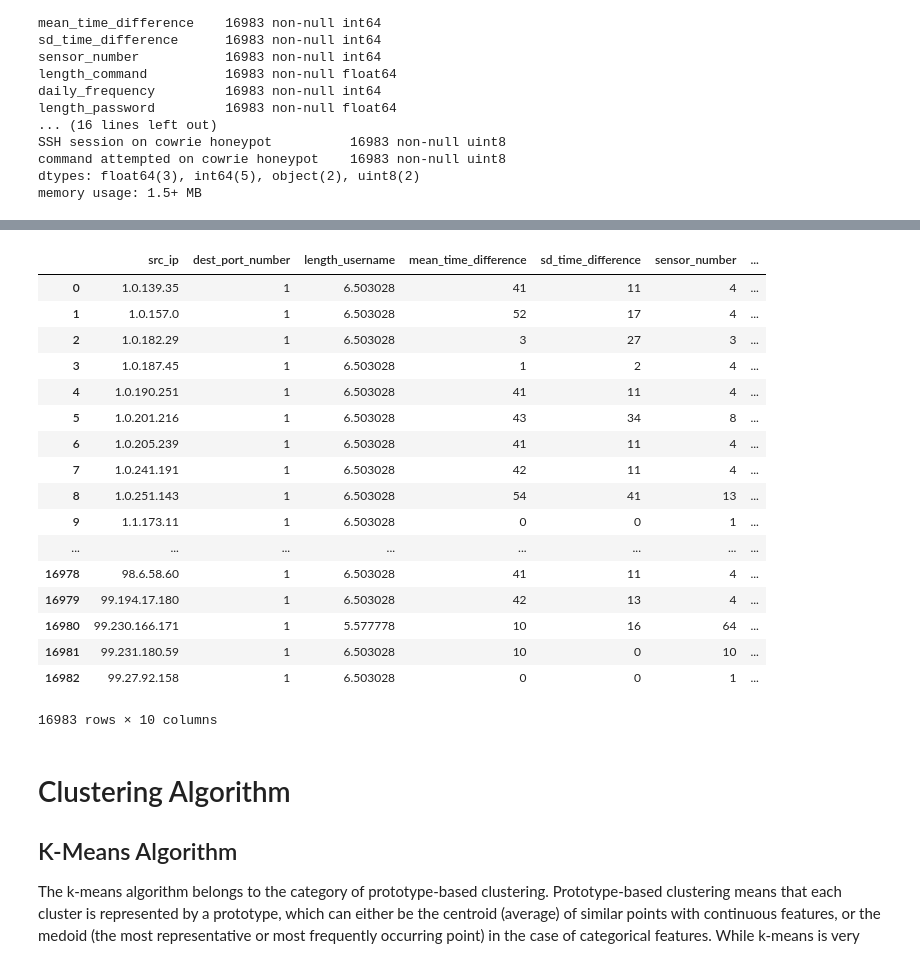
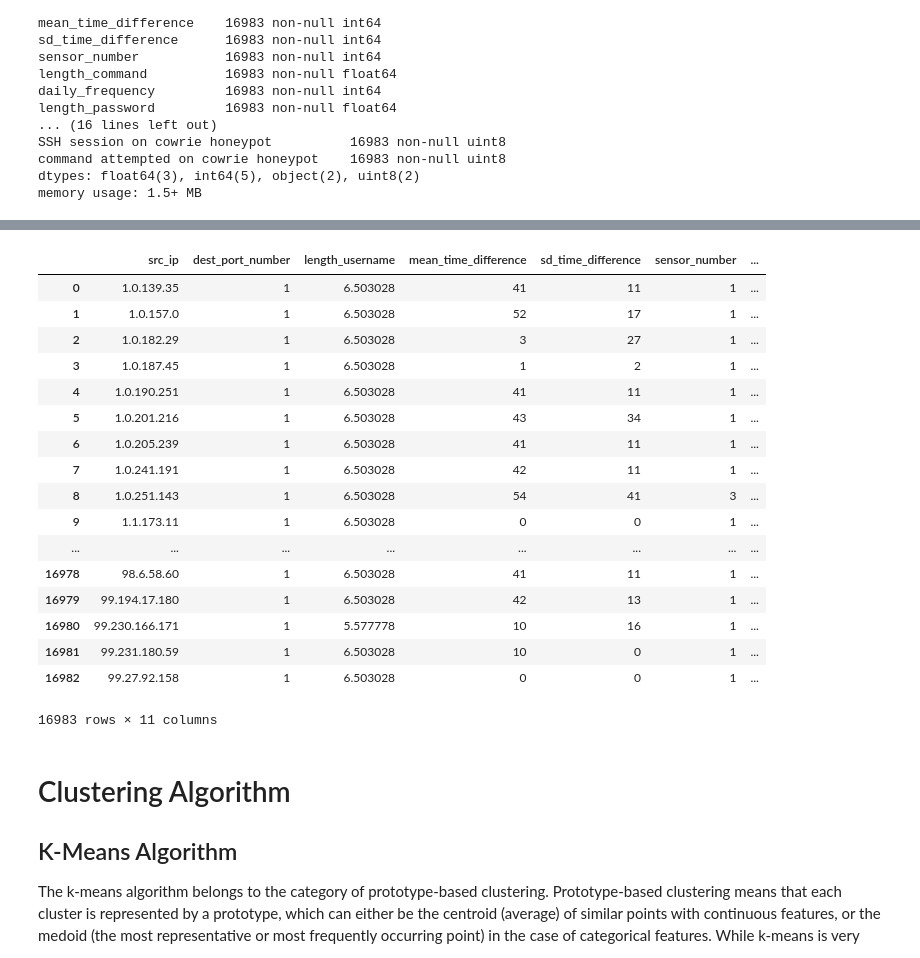
Before and after one commit to rijish45/Security-Analytics, a Jupyter notebook: ModelR.ipynb, the cells around one changed output, grey strips where cells are left out. Saved outputs shown, nothing was run; the diff lists cells and outputs as text; code cells hidden in the pictures.

```diff
--- a/ModelR.ipynb
+++ b/ModelR.ipynb
@@ -353,2 +328,4 @@ val.head()
 # %%
-current = pd.merge(current, val, how = 'inner', on = 'src_ip')
+current = pd.merge(current, head, how = 'inner', on = 'src_ip')
+current.rename(columns={'app':'daily_frequency'}, inplace=True)
+current
@@ -470 +484,5 @@ current = pd.merge(new_dat_t, current, how = 'inner', on = 'src_ip')
+# %%
+current.drop(['dest_port_x'], axis = 1, inplace = True)
+# %%
+current.rename(columns={'dest_port_y':'dest_port_number'}, inplace=True)
 # %%
@@ -486,5 +504,3 @@ Name: dest_port, dtype: int64
-# %%
-current.rename(columns={'dest_port':'dest_port_number'}, inplace=True)
 # %%
 current['length_command'].value_counts()
 # %% [output]
@@ -645,25 +661,27 @@ See the caveats in the documentation: http://pandas.pydata.org/pandas-docs/stabl
 # %%
 new_curr = pd.merge(cur, honeypot, on = 'src_ip', how = 'inner')
+new_curr.drop(['command attempted on cowrie honeypot'], axis =1, inplace = True)
+new_curr['signature'].value_counts()
 new_curr
 # %% [output]
 |  | src_ip | dest_port_number | length_username | mean_time_difference | sd_time_difference | sensor_number | ... |
-| 0 | 1.0.139.35 | 1 | 6.503028 | 41 | 11 | 4 | ... |
-| 1 | 1.0.157.0 | 1 | 6.503028 | 52 | 17 | 4 | ... |
-| 2 | 1.0.182.29 | 1 | 6.503028 | 3 | 27 | 3 | ... |
-| 3 | 1.0.187.45 | 1 | 6.503028 | 1 | 2 | 4 | ... |
-| 4 | 1.0.190.251 | 1 | 6.503028 | 41 | 11 | 4 | ... |
-| 5 | 1.0.201.216 | 1 | 6.503028 | 43 | 34 | 8 | ... |
-| 6 | 1.0.205.239 | 1 | 6.503028 | 41 | 11 | 4 | ... |
-| 7 | 1.0.241.191 | 1 | 6.503028 | 42 | 11 | 4 | ... |
-| 8 | 1.0.251.143 | 1 | 6.503028 | 54 | 41 | 13 | ... |
+| 0 | 1.0.139.35 | 1 | 6.503028 | 41 | 11 | 1 | ... |
+| 1 | 1.0.157.0 | 1 | 6.503028 | 52 | 17 | 1 | ... |
+| 2 | 1.0.182.29 | 1 | 6.503028 | 3 | 27 | 1 | ... |
+| 3 | 1.0.187.45 | 1 | 6.503028 | 1 | 2 | 1 | ... |
+| 4 | 1.0.190.251 | 1 | 6.503028 | 41 | 11 | 1 | ... |
+| 5 | 1.0.201.216 | 1 | 6.503028 | 43 | 34 | 1 | ... |
+| 6 | 1.0.205.239 | 1 | 6.503028 | 41 | 11 | 1 | ... |
+| 7 | 1.0.241.191 | 1 | 6.503028 | 42 | 11 | 1 | ... |
+| 8 | 1.0.251.143 | 1 | 6.503028 | 54 | 41 | 3 | ... |
 | 9 | 1.1.173.11 | 1 | 6.503028 | 0 | 0 | 1 | ... |
 | ... | ... | ... | ... | ... | ... | ... | ... |
-| 16978 | 98.6.58.60 | 1 | 6.503028 | 41 | 11 | 4 | ... |
-| 16979 | 99.194.17.180 | 1 | 6.503028 | 42 | 13 | 4 | ... |
-| 16980 | 99.230.166.171 | 1 | 5.577778 | 10 | 16 | 64 | ... |
-| 16981 | 99.231.180.59 | 1 | 6.503028 | 10 | 0 | 10 | ... |
+| 16978 | 98.6.58.60 | 1 | 6.503028 | 41 | 11 | 1 | ... |
+| 16979 | 99.194.17.180 | 1 | 6.503028 | 42 | 13 | 1 | ... |
+| 16980 | 99.230.166.171 | 1 | 5.577778 | 10 | 16 | 1 | ... |
+| 16981 | 99.231.180.59 | 1 | 6.503028 | 10 | 0 | 1 | ... |
 | 16982 | 99.27.92.158 | 1 | 6.503028 | 0 | 0 | 1 | ... |
-16983 rows × 10 columns
+16983 rows × 11 columns
 # %% [markdown]
 Clustering Algorithm
 =================
```
Also changed, not shown: parts of 80 cells of this notebook.
